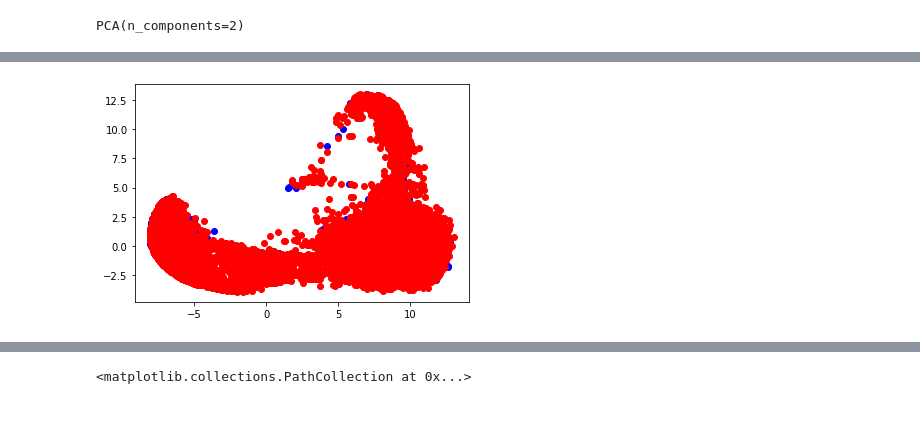
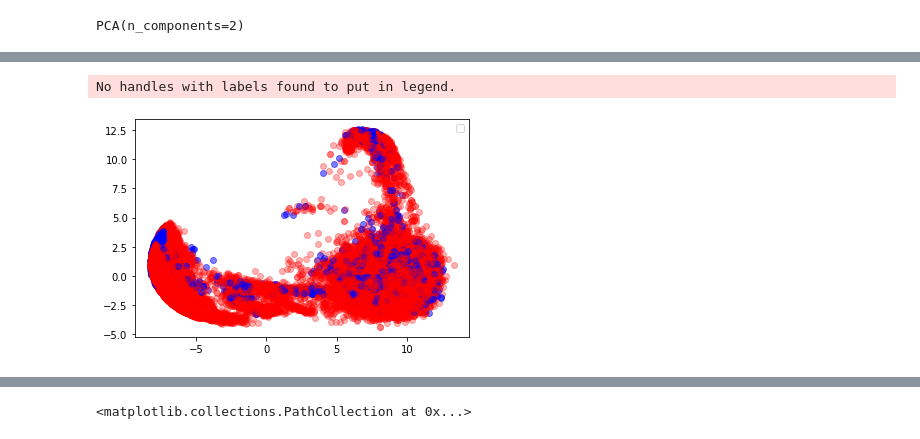
Before and after one commit to Chunhao-Li/novel-need-detection, a Jupyter notebook: notebooks/visualization.ipynb, the cells around one changed output, grey strips where cells are left out. Cells and saved outputs as stored; diff of their text form; code cells hidden in the pictures.

```diff
--- a/notebooks/visualization.ipynb
+++ b/notebooks/visualization.ipynb
@@ -152,0 +159,23 @@ plt.show()
+# %%
+from sklearn.manifold import TSNE
+import matplotlib.pyplot as plt
+from sklearn.decomposition import PCA
+
+# for pos_emb in pos_embeddings:
+#     componenets = pca.transform(pos_emb)
+#     plt.scatter(componenets[:,0], componenets[:,1], c='blue')
+
+# for neg_emb in neg_embeddings_random:
+#     componenets = pca.transform(neg_emb)
+#     plt.scatter(componenets[:,0], componenets[:,1], c='red')
+# plt.show()
+## prompt_v1 result (fine-tuned)
+
+for emb,label in all_embeddings:
+    componenets = pca.transform(emb)
+    if label ==1 :
+        plt.scatter(componenets[:,0], componenets[:,1], c='blue', alpha=0.5)
+    else:
+        plt.scatter(componenets[:,0], componenets[:,1], c='red', alpha=0.3)
+plt.legend()
+plt.show()
@@ -153,22 +185,32 @@ plt.show()
 # %%
 from sklearn.manifold import TSNE
 import matplotlib.pyplot as plt
 from sklearn.decomposition import PCA
 
-for pos_emb in pos_embeddings:
-    componenets = pca.transform(pos_emb)
-    plt.scatter(componenets[:,0], componenets[:,1], c='blue')
+# for pos_emb in pos_embeddings:
+#     componenets = pca.transform(pos_emb)
+#     plt.scatter(componenets[:,0], componenets[:,1], c='blue', alpha=0.5)
 
-for neg_emb in neg_embeddings_random:
-    componenets = pca.transform(neg_emb)
-    plt.scatter(componenets[:,0], componenets[:,1], c='red')
+# for neg_emb in neg_embeddings_random:
+#     componenets = pca.transform(neg_emb)
+#     plt.scatter(componenets[:,0], componenets[:,1], c='red', alpha=0.1)
+
+for emb,label in all_embeddings:
+    componenets = pca.transform(emb)
+    if label ==1 :
+        plt.scatter(componenets[:,0], componenets[:,1], c='blue', alpha=0.5)
+    else:
+        plt.scatter(componenets[:,0], componenets[:,1], c='red', alpha=0.3)
+plt.legend()
 plt.show()
 
+## generate_v1_result
 
 # tsne = TSNE(n_components=2, learning_rate='auto',
 #                   init='random', perplexity=3)
 
 # pos_embedded = tsne.fit_transform(pos_embeddings[0][0])
 # neg_embedded = tsne.fit_transform(neg_embeddings)
 # %% [output]
+No handles with labels found to put in legend.
-[figure, old version]
+[figure, new version]
```
Also changed, not shown: parts of 13 cells of this notebook, 3 other files.
